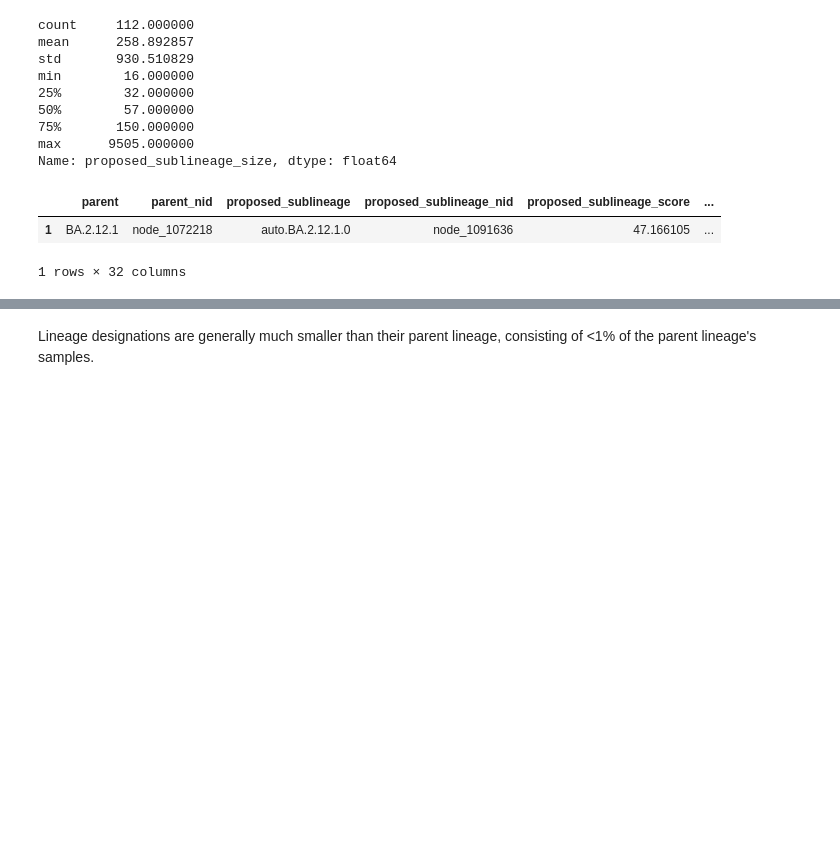
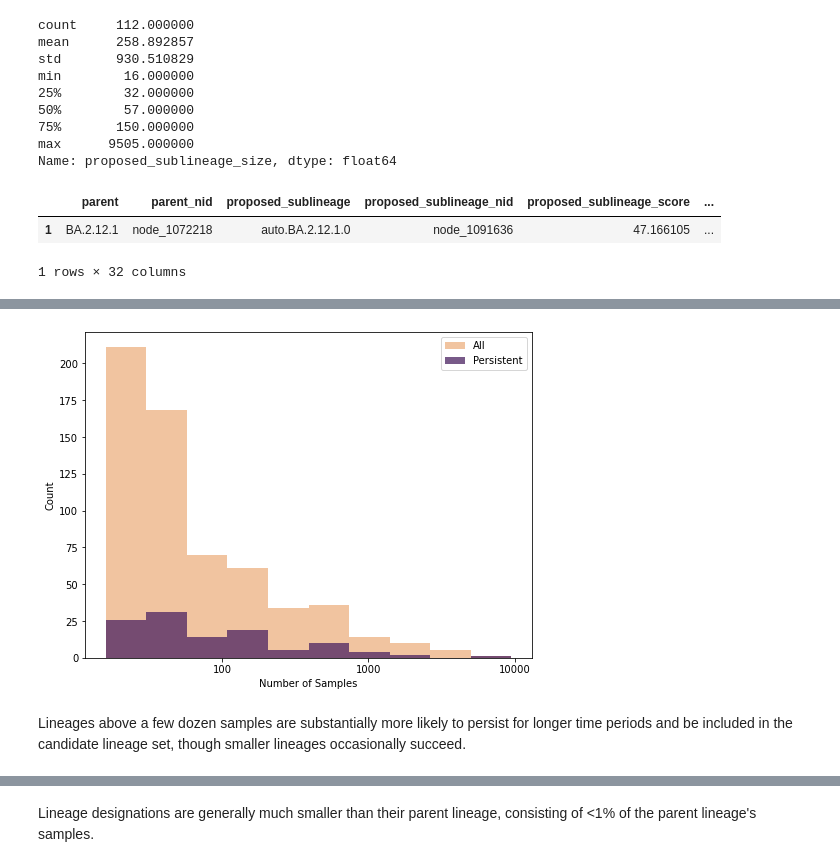
Before and after one commit to jmcbroome/lineage-analysis, a Jupyter notebook: Compiled Lineage Analysis.ipynb, the cells around one changed output, grey strips where cells are left out. Drawn from its saved outputs; the diff is of its cells as text; code cells hidden in the pictures; blank space fills up the shorter version.

```diff
--- a/Compiled Lineage Analysis.ipynb
+++ b/Compiled Lineage Analysis.ipynb
@@ -219,0 +307,21 @@ Text(0.5, 0, 'Log10 Number of Samples')
+# %%
+accepted = rdf.proposed_sublineage_size.apply(np.log10).to_frame()
+all_l = ardf[(~ardf.proposed_sublineage.isin(rdf.proposed_sublineage)) & (ardf.num < 5)].proposed_sublineage_size.apply(np.log10).to_frame()
+accepted['Accepted'] = True
+all_l['Accepted'] = False
+plotdata = pd.concat([accepted, all_l])
+# %%
+bins = np.histogram_bin_edges(plotdata.proposed_sublineage_size)
+fig, ax = plt.subplots(figsize=[8,6])
+ax = sns.histplot(data=plotdata.proposed_sublineage_size,bins=bins,label="All",color=plt.colormaps.get('flare').get_under(), ax=ax)
+sns.histplot(data=plotdata[plotdata.Accepted].proposed_sublineage_size,color=plt.colormaps.get('flare').get_over(),ax=ax,bins=bins,label='Persistent')
+ax.set_xlabel("Number of Samples")
+ax.set_xticks([2,3,4])
+ax.set_xticklabels([str(int(10**i)) for i in ax.get_xticks()])
+plt.setp(ax.patches, linewidth=0)
+plt.legend()
+plt.savefig("Fig 1B.png")
+# %% [output]
+[figure, added]
+# %% [markdown]
+Lineages above a few dozen samples are substantially more likely to persist for longer time periods and be included in the candidate lineage set, though smaller lineages occasionally succeed.
```
Also changed, not shown: parts of 18 cells of this notebook.
